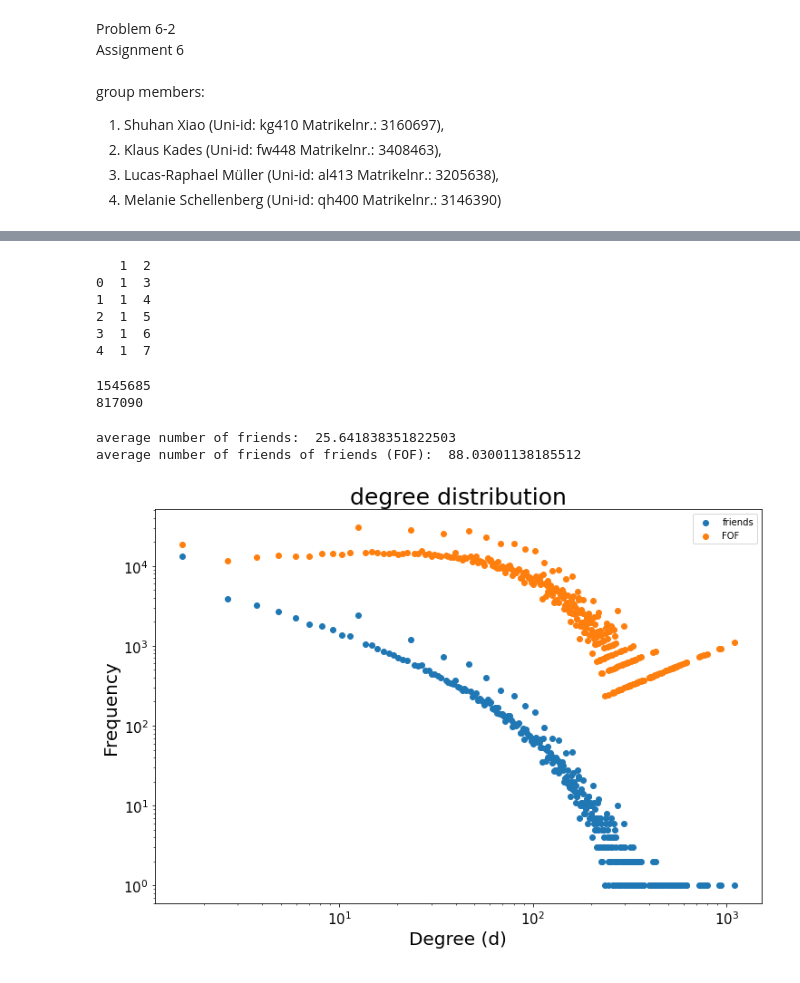
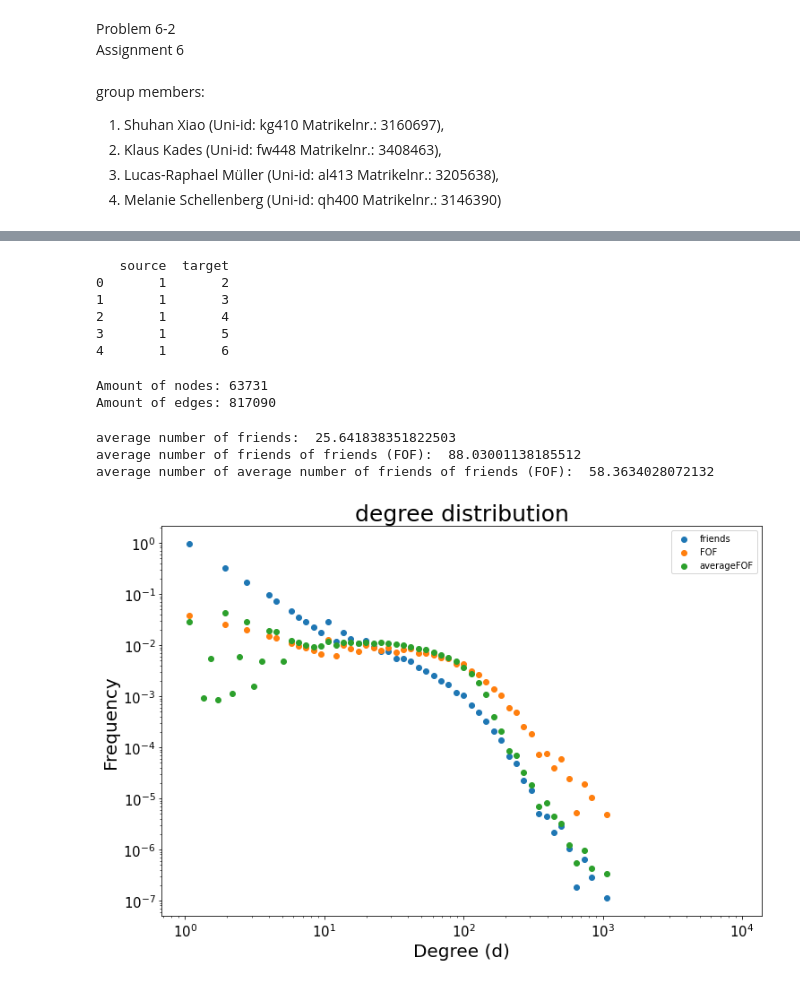
Before and after one commit to Haydnspass/Complex-Network-Analysis-Exercises, a Jupyter notebook: assignment-6/6-2_MS.ipynb, the cells around one changed output, grey strips where cells are left out. Cells and saved outputs as stored; diff of their text form; code cells hidden in the pictures.

```diff
--- a/assignment-6/6-2_MS.ipynb
+++ b/assignment-6/6-2_MS.ipynb
@@ -30,24 +30,30 @@ import pandas as pd
 import networkx as nx
 import numpy as np
 
+#read data
 path = '/workplace/CNA/Complex-Network-Analysis-Exercises/assignment-6/facebook-links.txt.anon'
-data = pd.read_csv(path, delimiter='\t')
-data= data[['1', '2']]
-#remove time stamp
+data = pd.read_csv(path, delimiter='\t', names=['source','target','time-stamp'])
+#remove time-stamp
+data = data.drop(columns=['time-stamp'])
 print(data.head())
 # %% [output]
-   1  2
-0  1  3
-1  1  4
-2  1  5
-3  1  6
-4  1  7
+   source  target
+0       1       2
+1       1       3
+2       1       4
+3       1       5
+4       1       6
 # %%
 def generate_graph(data, plot=True):
-    g=nx.from_pandas_edgelist(data,source='1', target='2', create_using=nx.DiGraph())
-    print(len(g.edges))
+    '''
+    creates an undirected graph from a pandas dataframe with nodes connected between columns "source" and "target". If there are more than 1 links between two nodes, these are removed.
+    param data: pandas dataframe
+    param plot: if True, the generated graph is plotted
+    '''
+    g=nx.from_pandas_edgelist(data,source='source', target='target', create_using=nx.DiGraph())
     g=g.to_undirected(reciprocal=False, as_view=False)
-    print(len(g.edges))
+    print("Amount of nodes:", len(g.nodes))
+    print("Amount of edges:",len(g.edges))
 
     #control to not having multiple edges
     for node in g.nodes():
@@ -65,28 +71,41 @@ def generate_graph(data, plot=True):
 # %%
 g = generate_graph(data, plot=False)
 # %% [output]
-1545685
-817090
+Amount of nodes: 63731
+Amount of edges: 817090
 # %%
 #6.2.1
 def average_k(g):
+    """
+    creates three lists: One with the entries of number of friends, one with the entries of number of firends of friends, and one with the average number of firends of friends.
+    param g: graph
+    """
     number_of_friends=[]
     number_of_friends_of_friends=[]
     for node in g.nodes():
+        #count friends
         number_of_friends.append(len(g[node]))
         for adj_node in g[node]:
+            #count friends of friends
             number_of_friends_of_friends.append(len(g[adj_node]))
+    average_number_of_friends_of_friends =  list(nx.average_neighbor_degree(g).values())
     print('average number of friends: ', np.mean(number_of_friends))
     print('average number of friends of friends (FOF): ', np.mean(number_of_friends_of_friends))
-    return number_of_friends, number_of_friends_of_friends
+    print('average number of average number of friends of friends (FOF): ', np.mean(average_number_of_friends_of_friends))
+    return number_of_friends, number_of_friends_of_friends, average_number_of_friends_of_friends
 # %%
 import matplotlib.pyplot as plt
 def plot(data_list, name_list):
+    """
+    Plot of degree distribution in log log scale.
+    param data_list: list of list of degrees
+    param name_list: list of label_names
+    """
     fig = plt.figure(figsize=(12, 8))
     ax = fig.add_subplot(1, 1, 1)
 
     for id, data in enumerate(data_list):
-        data, bin_edges= np.histogram(data, bins=1000, range=None, normed=None, weights=None, density=None)
+        data, bin_edges= np.histogram(data, bins=np.logspace(np.log10(1), np.log10(10000), 75), range=None, normed=None, weights=None, density=True)
         x = bin_edges+(bin_edges[1]-bin_edges[0])/2
         #plotting
         ax.scatter(x[:-1], data, label=name_list[id])
@@ -99,11 +118,12 @@ def plot(data_list, name_list):
         plt.title('degree distribution', fontsize=25)
 # %%
 #6.2.2
-number_of_friends, number_of_friends_of_friends=average_k(g)
-plot([number_of_friends, number_of_friends_of_friends], ['friends', 'FOF'])
+number_of_friends, number_of_friends_of_friends, average_number_of_friends_of_friends=average_k(g)
+plot([number_of_friends, number_of_friends_of_friends, average_number_of_friends_of_friends], ['friends', 'FOF', 'averageFOF'])
 # %% [output]
 average number of friends:  25.641838351822503
 average number of friends of friends (FOF):  88.03001138185512
+average number of average number of friends of friends (FOF):  58.3634028072132
-[figure, old version]
+[figure, new version]
 # %%
 #6.2.3
```
Also changed, not shown: parts of 3 cells of this notebook, 1 other file.
